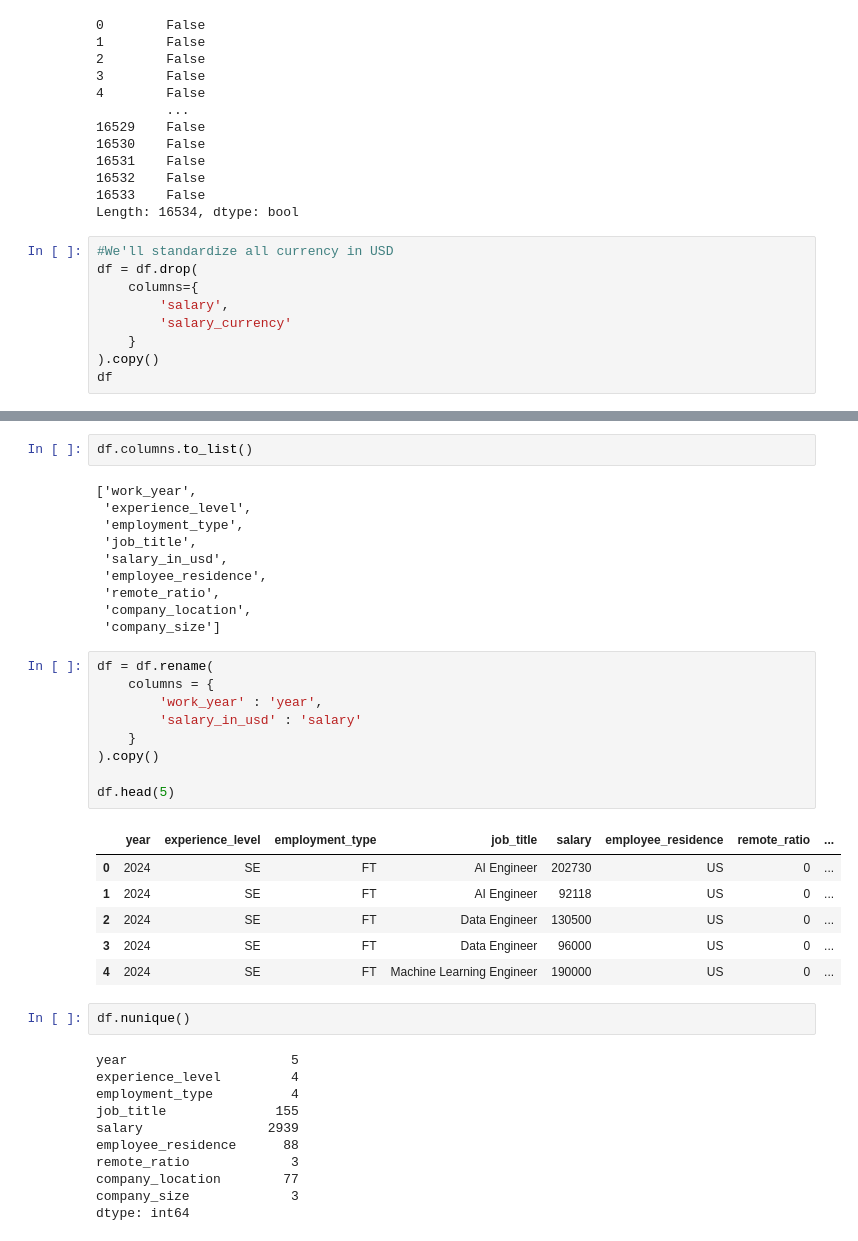
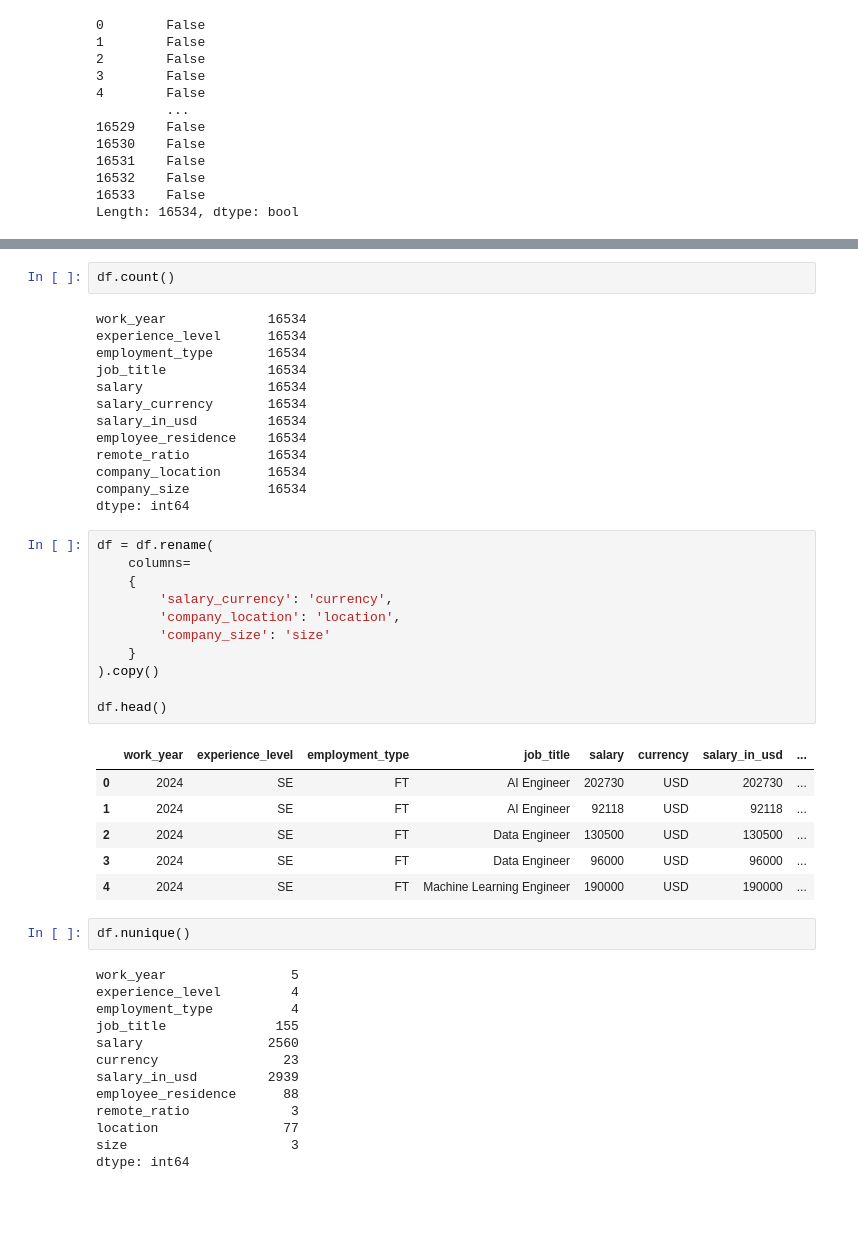
Before and after one commit to gussgary/Data-Analysis, a Jupyter notebook: Data Field Salary Analysis/Data Field Salary Analysis.ipynb, the cells around one changed output, grey strips where cells are left out. Cells and saved outputs as stored; diff of their text form; blank space fills up the shorter version.

```diff
--- a/Data Field Salary Analysis/Data Field Salary Analysis.ipynb
+++ b/Data Field Salary Analysis/Data Field Salary Analysis.ipynb
@@ -85,12 +78,3 @@ df.duplicated()
 16532    False
 16533    False
 Length: 16534, dtype: bool
-# %%
-#We'll standardize all currency in USD
-df = df.drop(
-    columns={
-        'salary',
-        'salary_currency'
-    }
-).copy()
-df
@@ -111,42 +81,49 @@ df
-# %%
-df.columns.to_list()
-# %% [output]
-['work_year',
- 'experience_level',
- 'employment_type',
- 'job_title',
- 'salary_in_usd',
- 'employee_residence',
- 'remote_ratio',
- 'company_location',
- 'company_size']
+# %%
+df.count()
+# %% [output]
+work_year             16534
+experience_level      16534
+employment_type       16534
+job_title             16534
+salary                16534
+salary_currency       16534
+salary_in_usd         16534
+employee_residence    16534
+remote_ratio          16534
+company_location      16534
+company_size          16534
+dtype: int64
 # %%
 df = df.rename(
-    columns = {
-        'work_year' : 'year',
-        'salary_in_usd' : 'salary'
+    columns=
+    {
+        'salary_currency': 'currency',
+        'company_location': 'location',
+        'company_size': 'size'
     }
 ).copy()
 
-df.head(5)
+df.head()
 # %% [output]
-|  | year | experience_level | employment_type | job_title | salary | employee_residence | remote_ratio | ... |
-| 0 | 2024 | SE | FT | AI Engineer | 202730 | US | 0 | ... |
-| 1 | 2024 | SE | FT | AI Engineer | 92118 | US | 0 | ... |
-| 2 | 2024 | SE | FT | Data Engineer | 130500 | US | 0 | ... |
-| 3 | 2024 | SE | FT | Data Engineer | 96000 | US | 0 | ... |
-| 4 | 2024 | SE | FT | Machine Learning Engineer | 190000 | US | 0 | ... |
+|  | work_year | experience_level | employment_type | job_title | salary | currency | salary_in_usd | ... |
+| 0 | 2024 | SE | FT | AI Engineer | 202730 | USD | 202730 | ... |
+| 1 | 2024 | SE | FT | AI Engineer | 92118 | USD | 92118 | ... |
+| 2 | 2024 | SE | FT | Data Engineer | 130500 | USD | 130500 | ... |
+| 3 | 2024 | SE | FT | Data Engineer | 96000 | USD | 96000 | ... |
+| 4 | 2024 | SE | FT | Machine Learning Engineer | 190000 | USD | 190000 | ... |
 # %%
 df.nunique()
 # %% [output]
-year                     5
+work_year                5
 experience_level         4
 employment_type          4
 job_title              155
-salary                2939
+salary                2560
+currency                23
+salary_in_usd         2939
 employee_residence      88
 remote_ratio             3
-company_location        77
-company_size             3
+location                77
+size                     3
 dtype: int64
 # %%
```
Also changed, not shown: parts of 26 cells of this notebook.
